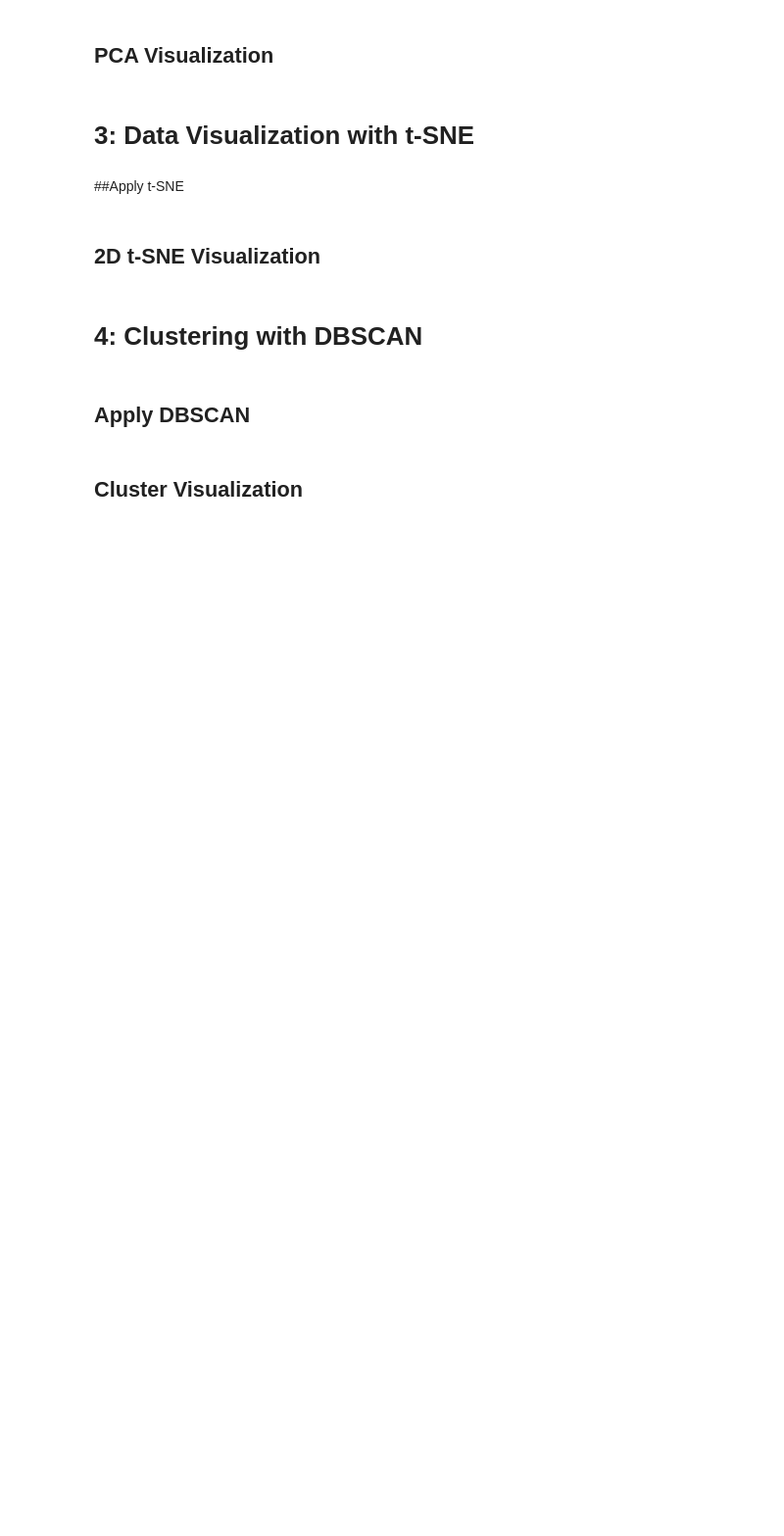
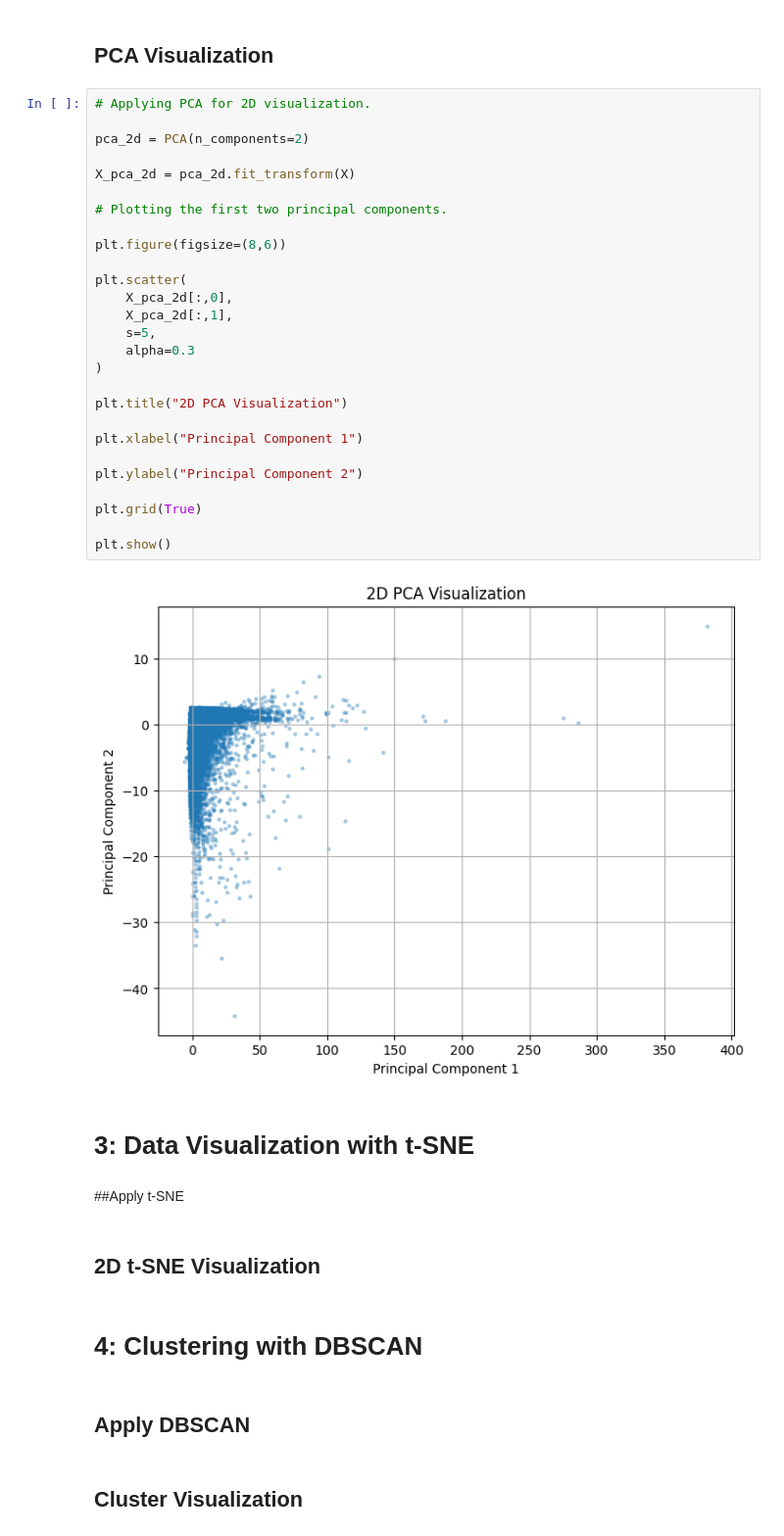
Before and after one commit to DOHA-BASEM3/FINAL-PROJECT, a Jupyter notebook: Anomaly_Detection_Project.ipynb, the cells around one changed output. Shown at 98% size. Drawn from its saved outputs; the diff is of its cells as text; blank space fills up the shorter version.

```diff
--- a/Anomaly_Detection_Project.ipynb
+++ b/Anomaly_Detection_Project.ipynb
@@ -111,5 +167,34 @@ X[['Time', 'Amount']].describe()
 # %% [markdown]
 ## PCA Visualization
+# %%
+# Applying PCA for 2D visualization.
+
+pca_2d = PCA(n_components=2)
+
+X_pca_2d = pca_2d.fit_transform(X)
+
+# Plotting the first two principal components.
+
+plt.figure(figsize=(8,6))
+
+plt.scatter(
+    X_pca_2d[:,0],
+    X_pca_2d[:,1],
+    s=5,
+    alpha=0.3
+)
+
+plt.title("2D PCA Visualization")
+
+plt.xlabel("Principal Component 1")
+
+plt.ylabel("Principal Component 2")
+
+plt.grid(True)
+
+plt.show()
+# %% [output]
+[figure, added]
 # %% [markdown]
 # **3: Data Visualization with t-SNE**
 # %% [markdown]
```
Also changed, not shown: parts of 5 cells of this notebook.
